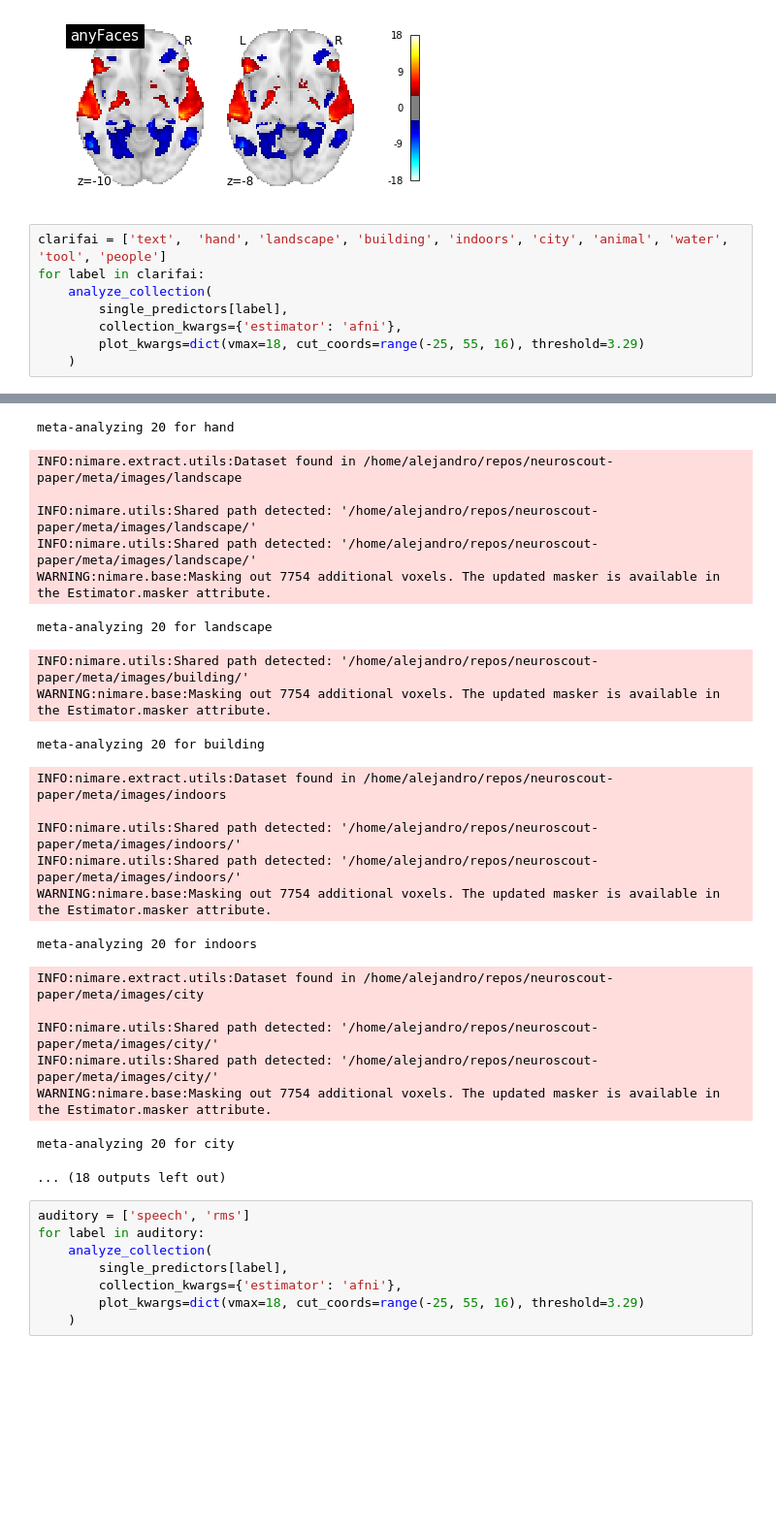
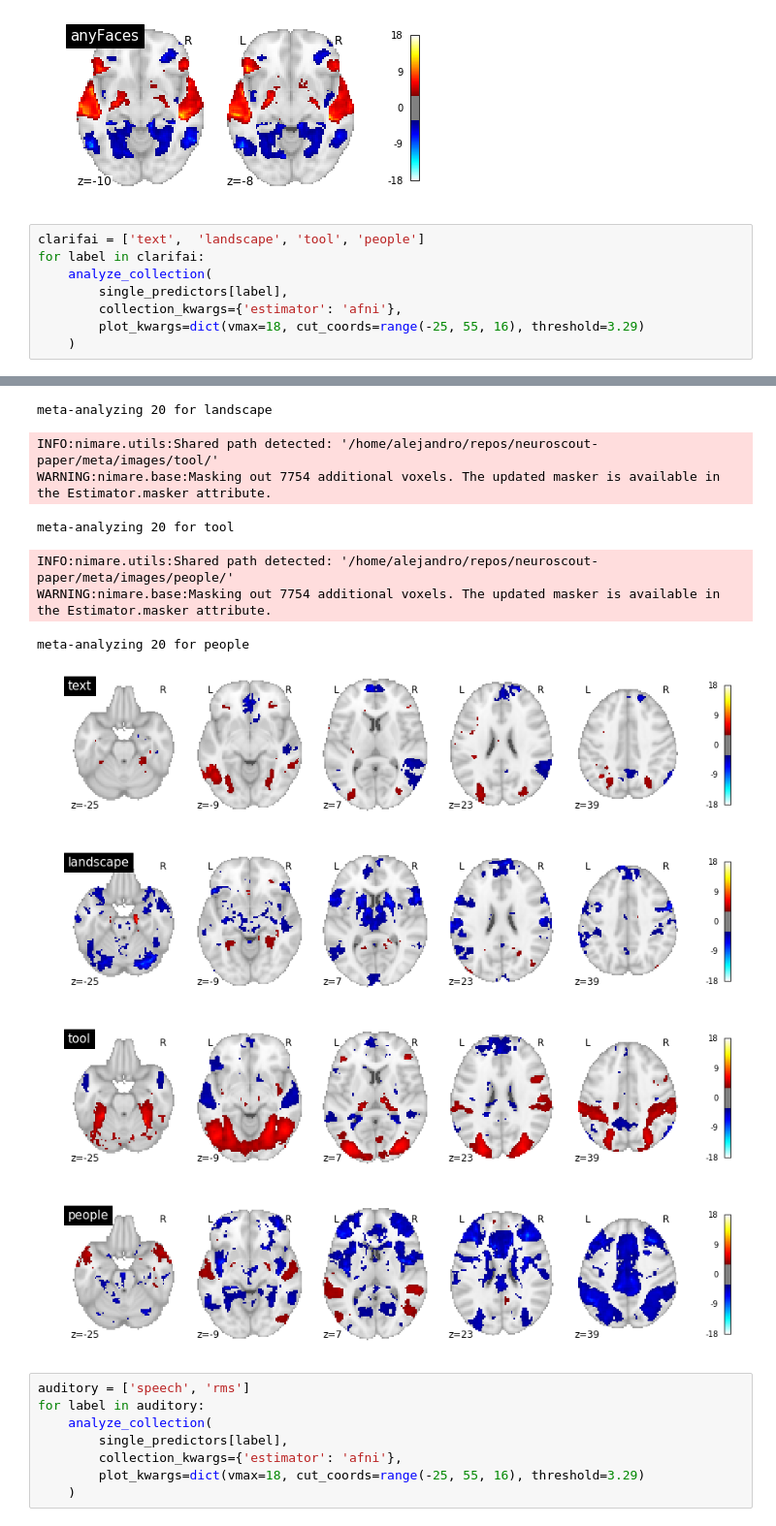
Before and after one commit to rbroc/neuroscout-paper, a Jupyter notebook: meta/01 - basic features.ipynb, the cells around one changed output, grey strips where cells are left out. Shown: that part at 97% size. Drawn from its saved outputs; the diff is of its cells as text; blank space fills up the shorter version.

```diff
--- a/meta/01 - basic features.ipynb
+++ b/meta/01 - basic features.ipynb
@@ -78,7 +61,7 @@ meta-analyzing 8 for anyFaces
 [<nibabel.nifti1.Nifti1Image at 0x...>]
 [figure]
 # %%
-clarifai = ['text',  'hand', 'landscape', 'building', 'indoors', 'city', 'animal', 'water', 'tool', 'people']
+clarifai = ['text',  'landscape', 'tool', 'people']
 for label in clarifai:
     analyze_collection(
         single_predictors[label],
@@ -99,27 +76,15 @@ INFO:nimare.utils:Shared path detected: '/home/alejandro/repos/neuroscout-paper/
 WARNING:nimare.base:Masking out 7754 additional voxels. The updated masker is available in the Estimator.masker attribute.
-meta-analyzing 20 for hand
+meta-analyzing 20 for landscape
-INFO:nimare.extract.utils:Dataset found in /home/alejandro/repos/neuroscout-paper/meta/images/landscape
-
-INFO:nimare.utils:Shared path detected: '/home/alejandro/repos/neuroscout-paper/meta/images/landscape/'
-INFO:nimare.utils:Shared path detected: '/home/alejandro/repos/neuroscout-paper/meta/images/landscape/'
+INFO:nimare.utils:Shared path detected: '/home/alejandro/repos/neuroscout-paper/meta/images/tool/'
 WARNING:nimare.base:Masking out 7754 additional voxels. The updated masker is available in the Estimator.masker attribute.
-meta-analyzing 20 for landscape
+meta-analyzing 20 for tool
-INFO:nimare.utils:Shared path detected: '/home/alejandro/repos/neuroscout-paper/meta/images/building/'
+INFO:nimare.utils:Shared path detected: '/home/alejandro/repos/neuroscout-paper/meta/images/people/'
 WARNING:nimare.base:Masking out 7754 additional voxels. The updated masker is available in the Estimator.masker attribute.
-meta-analyzing 20 for building
+meta-analyzing 20 for people
-INFO:nimare.extract.utils:Dataset found in /home/alejandro/repos/neuroscout-paper/meta/images/indoors
-
-INFO:nimare.utils:Shared path detected: '/home/alejandro/repos/neuroscout-paper/meta/images/indoors/'
-INFO:nimare.utils:Shared path detected: '/home/alejandro/repos/neuroscout-paper/meta/images/indoors/'
-WARNING:nimare.base:Masking out 7754 additional voxels. The updated masker is available in the Estimator.masker attribute.
-meta-analyzing 20 for indoors
-INFO:nimare.extract.utils:Dataset found in /home/alejandro/repos/neuroscout-paper/meta/images/city
-
-INFO:nimare.utils:Shared path detected: '/home/alejandro/repos/neuroscout-paper/meta/images/city/'
-INFO:nimare.utils:Shared path detected: '/home/alejandro/repos/neuroscout-paper/meta/images/city/'
-WARNING:nimare.base:Masking out 7754 additional voxels. The updated masker is available in the Estimator.masker attribute.
-meta-analyzing 20 for city
-... (18 outputs left out)
+[figure, added]
+[figure, added]
+[figure, added]
+[figure, added]
 # %%
 auditory = ['speech', 'rms']
 for label in auditory:
```
Also changed, not shown: parts of 15 cells of this notebook, 6 other files.
